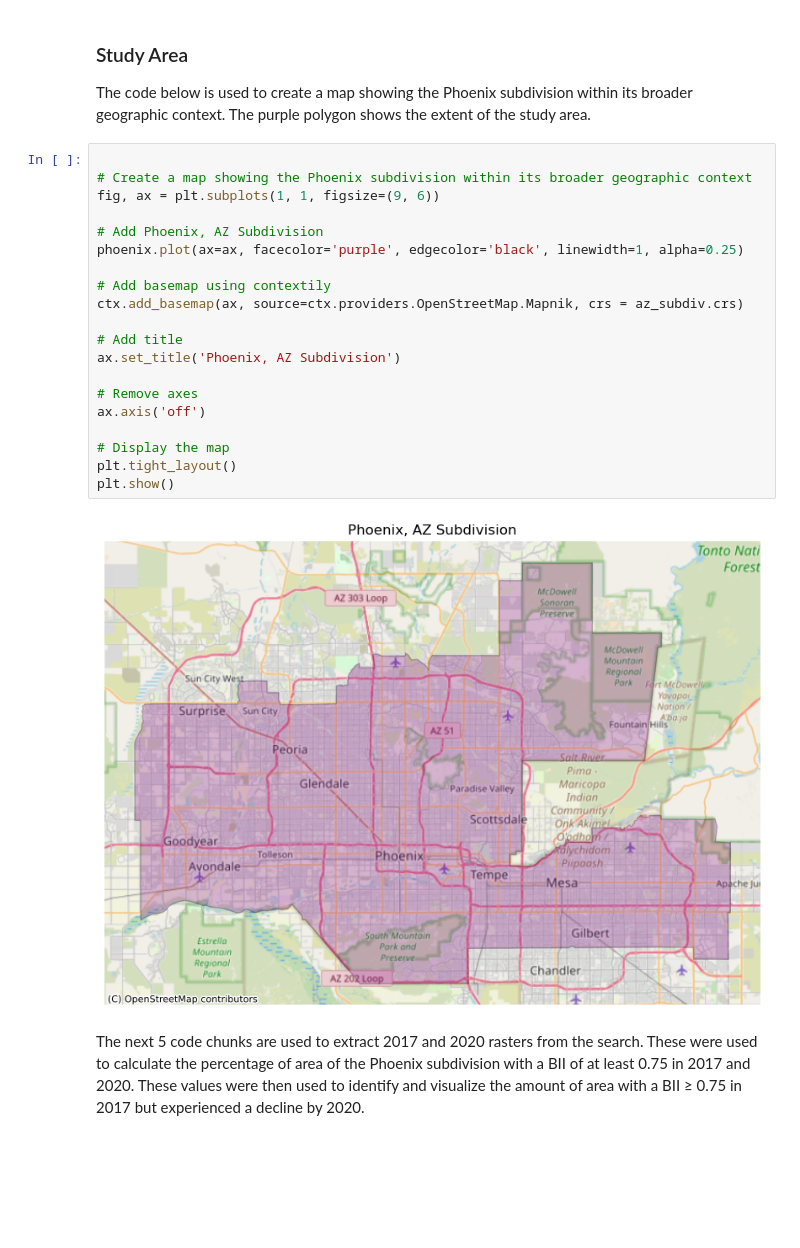
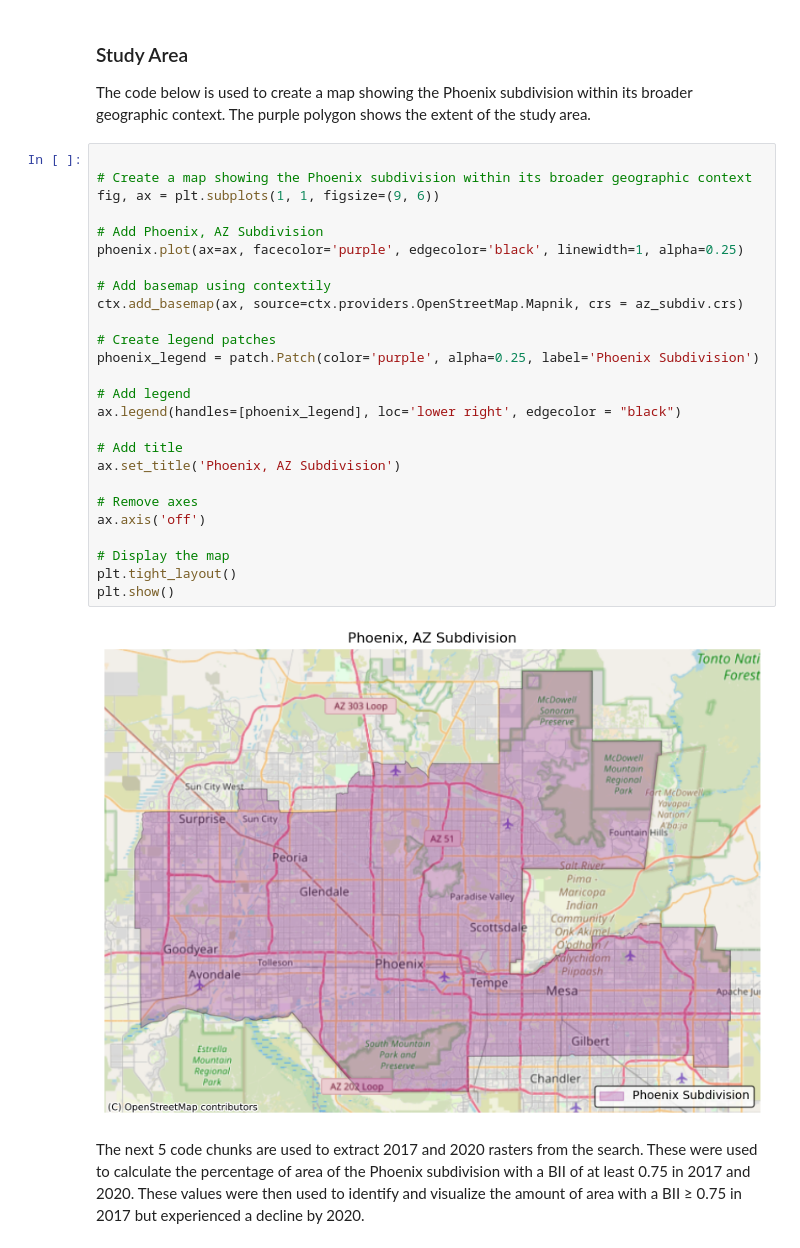
Before and after one commit to austinmartinez12/urbanization-bii-mapping, a Jupyter notebook: Biodiversity_analysis.ipynb, the cells around one changed output. Drawn from its saved outputs; the diff is of its cells as text; blank space fills up the shorter version.

```diff
--- a/Biodiversity_analysis.ipynb
+++ b/Biodiversity_analysis.ipynb
@@ -118,25 +119,31 @@ The code below is used to create a map showing the Phoenix subdivision within it
 # %%
 
 # Create a map showing the Phoenix subdivision within its broader geographic context
 fig, ax = plt.subplots(1, 1, figsize=(9, 6))
 
 # Add Phoenix, AZ Subdivision
 phoenix.plot(ax=ax, facecolor='purple', edgecolor='black', linewidth=1, alpha=0.25)
 
 # Add basemap using contextily
 ctx.add_basemap(ax, source=ctx.providers.OpenStreetMap.Mapnik, crs = az_subdiv.crs)
 
+# Create legend patches
+phoenix_legend = patch.Patch(color='purple', alpha=0.25, label='Phoenix Subdivision')
+
+# Add legend
+ax.legend(handles=[phoenix_legend], loc='lower right', edgecolor = "black")
+
 # Add title
 ax.set_title('Phoenix, AZ Subdivision')
 
 # Remove axes
 ax.axis('off')
 
 # Display the map
 plt.tight_layout()
 plt.show()
 # %% [output]
-[figure, old version]
+[figure, new version]
 # %% [markdown]
 The next 5 code chunks are used to extract 2017 and 2020 rasters from the search. These were used to calculate the percentage of area of the Phoenix subdivision with a BII of at least 0.75 in 2017 and 2020. These values were then used to identify and visualize the amount of area with a BII ≥ 0.75 in 2017 but experienced a decline by 2020.
 # %%
```
Also changed, not shown: parts of 5 cells of this notebook, 1 other file.
